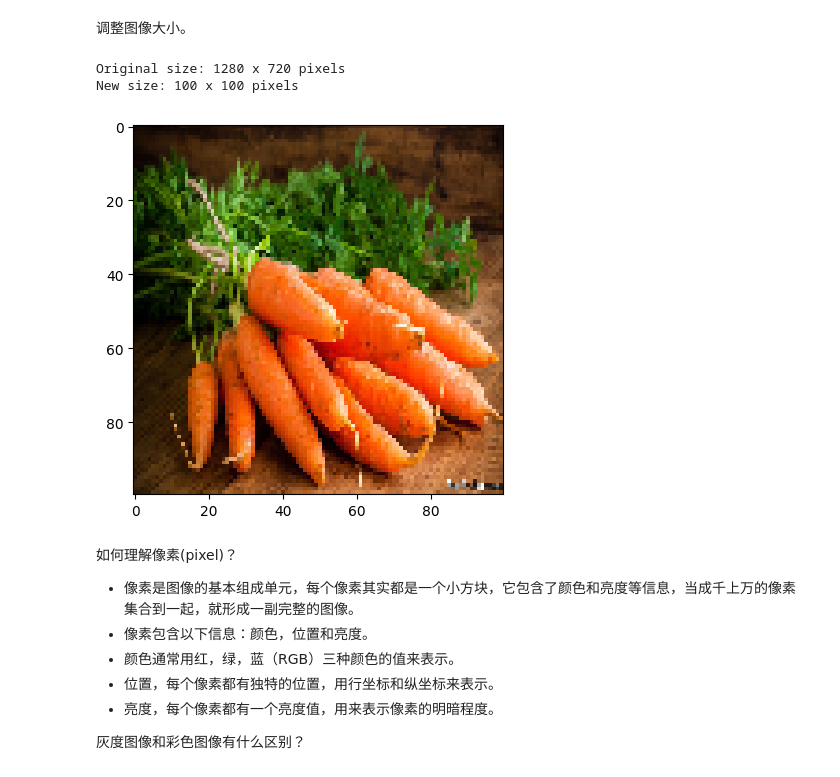
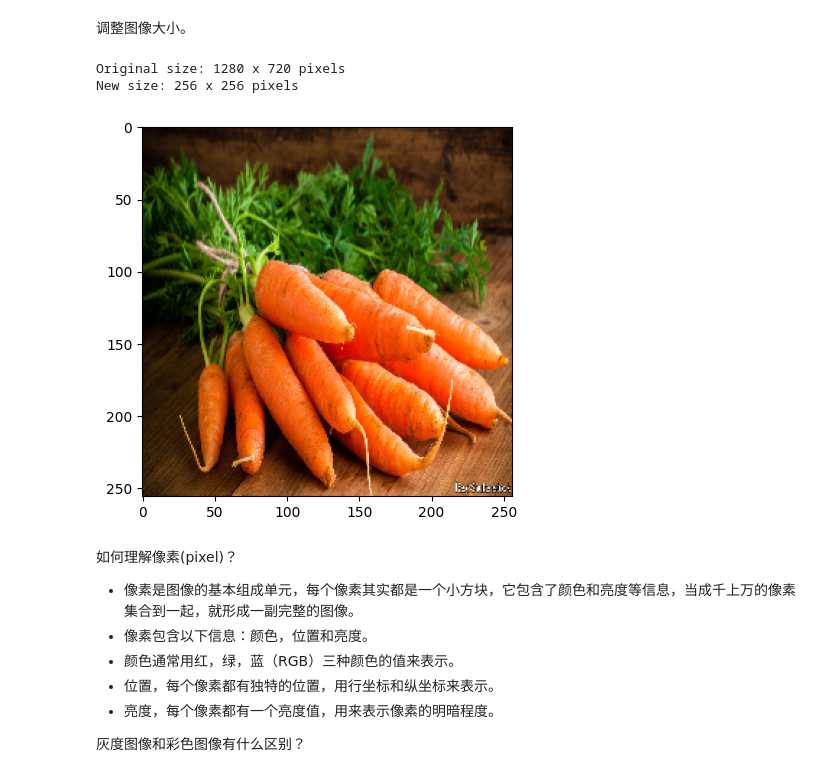
Before and after one commit to scofieldchen/fruits-veg-classifier, a Jupyter notebook: research.ipynb, the cells around one changed output. Cells and saved outputs as stored; diff of their text form; code cells hidden in the pictures.

```diff
--- a/research.ipynb
+++ b/research.ipynb
@@ -35,25 +42,25 @@ _ = plt.imshow(image)
 # %%
 image_file = "data/train/carrot/Image_1.jpg"
 
 # Load image
 image = cv2.imread(image_file)
 print(f"Original size: {image.shape[1]} x {image.shape[0]} pixels")
 
 # Resize image
-new_width = 100
-new_height = 100
+new_width = 256
+new_height = 256
 resized_image = cv2.resize(image, (new_width, new_height), interpolation=cv2.INTER_LINEAR)
 print(f"New size: {resized_image.shape[1]} x {resized_image.shape[0]} pixels")
 
 # Convert image from BGR to RGB
 resized_image = cv2.cvtColor(resized_image, cv2.COLOR_BGR2RGB)
 
 # Plot the image
 _ = plt.imshow(resized_image)
 # %% [output]
 Original size: 1280 x 720 pixels
-New size: 100 x 100 pixels
+New size: 256 x 256 pixels
-[figure, old version]
+[figure, new version]
 # %% [markdown]
 如何理解像素(pixel)？
 
```
Also changed, not shown: parts of 9 cells of this notebook.
